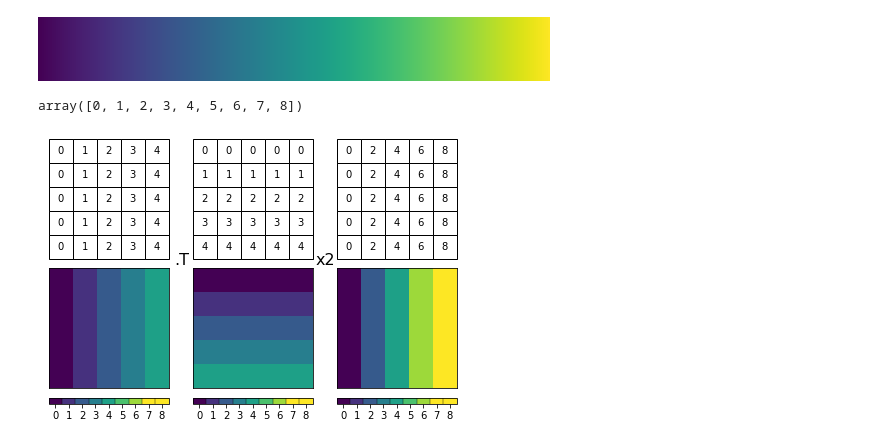
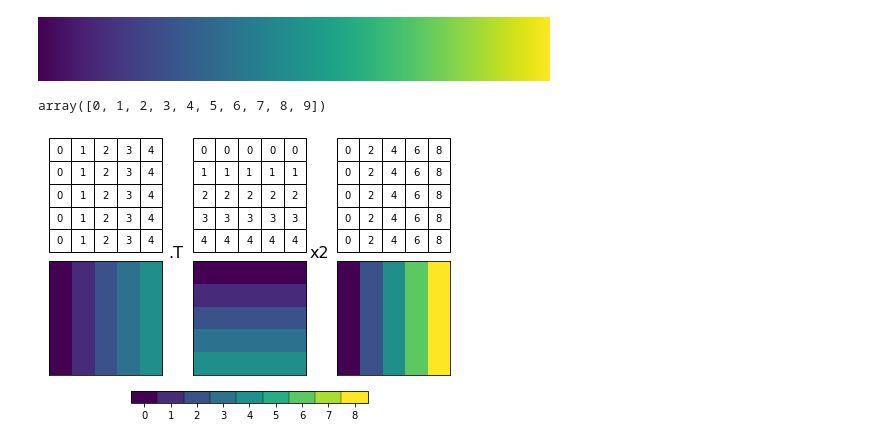
Before and after one commit to story645/team, a Jupyter notebook: paper/figcode/equivariance.ipynb, the cells around one changed output. Cells and saved outputs as stored; diff of their text form; code cells hidden in the pictures.

```diff
--- a/paper/figcode/equivariance.ipynb
+++ b/paper/figcode/equivariance.ipynb
@@ -26,30 +27,31 @@ cmap
 [figure]
 # %%
 scaled = 2
-norm = mcolors.BoundaryNorm(np.arange(N*scaled-1), cmap.N)
+norm = mcolors.BoundaryNorm(np.arange(N*scaled), cmap.N)
 # %%
 norm.boundaries
 # %% [output]
-array([0, 1, 2, 3, 4, 5, 6, 7, 8])
+array([0, 1, 2, 3, 4, 5, 6, 7, 8, 9])
 # %%
 fig, axd = plt.subplot_mosaic([['ti', 'tr', 'ts'], ['mi', 'mr', 'ms']], constrained_layout=True )
 def make_set(ax_t, ax_m, data):
     axd[ax_t].table(data, cellLoc='center', bbox= [0,0, 1,1])
     axd[ax_t].set_aspect("equal")
     axd[ax_t].axis('off')
     mi = axd[ax_m].matshow(data, cmap=cmap, norm=norm)
     axd[ax_m].set(xticks=[], yticks=[])
-    cb = fig.colorbar(mi, ax=axd[ax_m], values = np.arange(N*scaled-1),
+    return mi
+
+mi = make_set('ti', 'mi', data)
+mr = make_set('tr', 'mr', data.T)
+ms = make_set('ts', 'ms', data*scaled)
+
+cb = fig.colorbar(mi, ax=list(axd.values()), values = np.arange(N*scaled-1),
                       orientation='horizontal', drawedges=True, fraction=.05)
-
-make_set('ti', 'mi', data)
-make_set('tr', 'mr', data.T)
-make_set('ts', 'ms', data*scaled)
-
 fig.text(1.05, -.05, '.T', fontsize=16, transform=axd['ti'].transData)
 fig.text(1.025, -.05, 'x2', fontsize=16, transform=axd['tr'].transData)
 fig.savefig('../figures/equivariance.png')
 # %% [output]
-[figure, old version]
+[figure, new version]
 # %%
 def make_set(ax_t, data, alpha=.25, color_cells=False):
```
Also changed, not shown: parts of 6 cells of this notebook, 6 other files.
